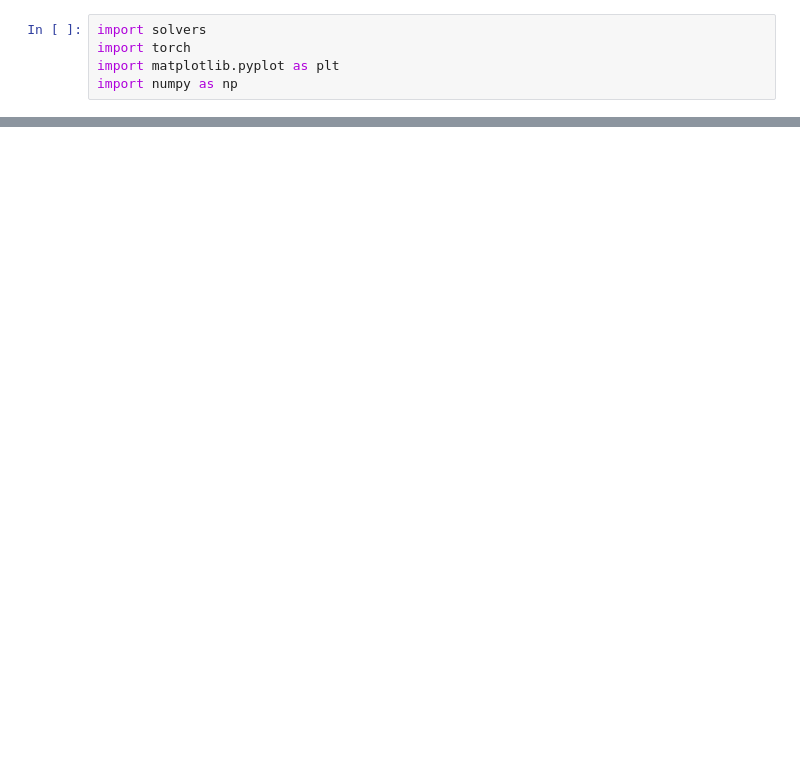
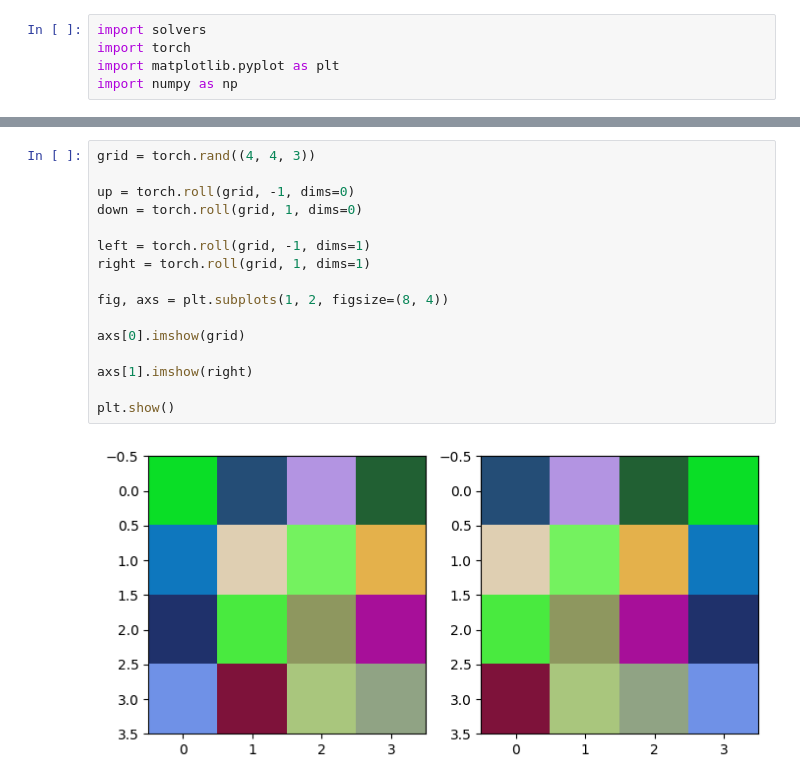
Before and after one commit to obdn27/torchfluidsim, a Jupyter notebook: scripts/solver_test.ipynb, the cells around one changed output, grey strips where cells are left out. Cells and saved outputs as stored; diff of their text form; blank space fills up the shorter version.

```diff
--- a/scripts/solver_test.ipynb
+++ b/scripts/solver_test.ipynb
@@ -38,0 +39,18 @@ AttributeError: 'numpy.ndarray' object has no attribute 'numpy'
+# %%
+grid = torch.rand((4, 4, 3))
+
+up = torch.roll(grid, -1, dims=0)
+down = torch.roll(grid, 1, dims=0)
+
+left = torch.roll(grid, -1, dims=1)
+right = torch.roll(grid, 1, dims=1)
+
+fig, axs = plt.subplots(1, 2, figsize=(8, 4))
+
+axs[0].imshow(grid)
+
+axs[1].imshow(right)
+
+plt.show()
+# %% [output]
+[figure, added]
```
Also changed, not shown: parts of 1 cell of this notebook, 4 other files.
